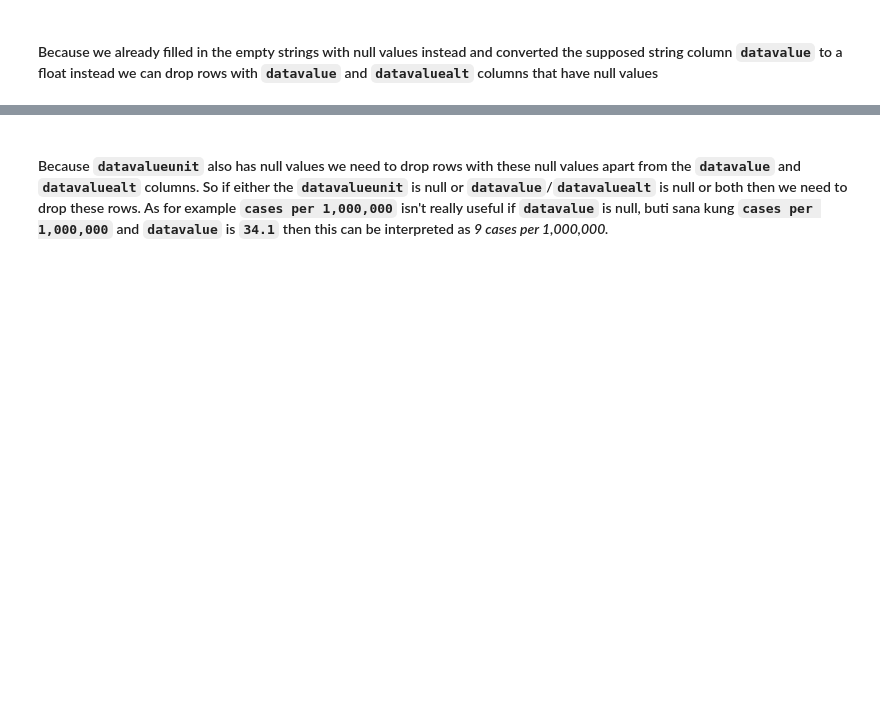
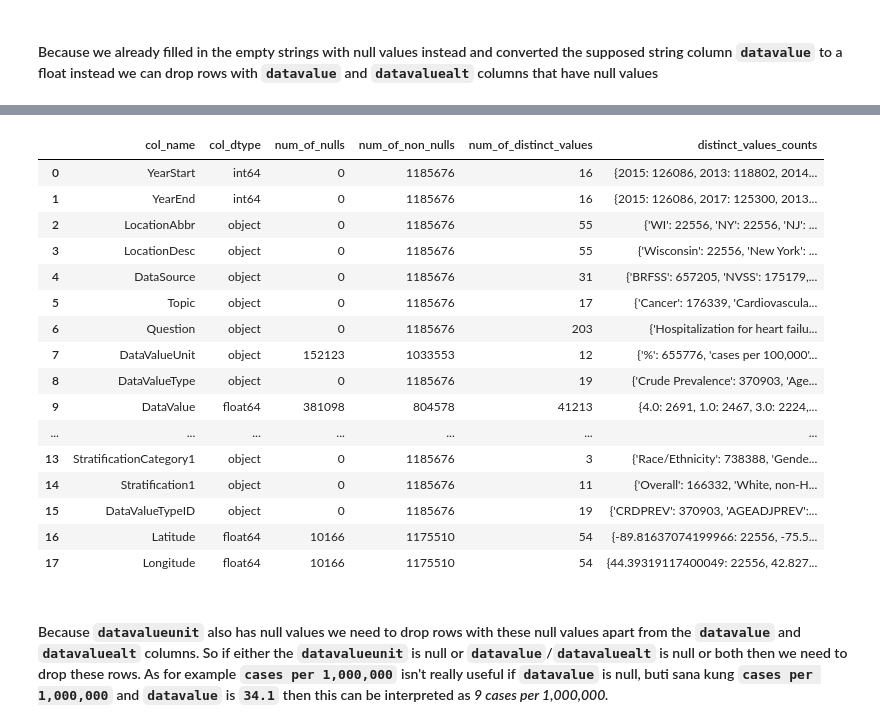
Before and after one commit to 08Aristodemus24/chronic-disease-analyses, a Jupyter notebook: chronic_disease_experimentation.ipynb, the cells around one changed output, grey strips where cells are left out. Cells and saved outputs as stored; diff of their text form; code cells hidden in the pictures; blank space fills up the shorter version.

```diff
--- a/chronic_disease_experimentation.ipynb
+++ b/chronic_disease_experimentation.ipynb
@@ -144,3 +337,23 @@ df[df["DataValueUnit"] == "cases per 1,000,000"].sample(n=5, )
+# %%
+column_summary(df)
+# %% [output]
+|  | col_name | col_dtype | num_of_nulls | num_of_non_nulls | num_of_distinct_values | distinct_values_counts |
+| 0 | YearStart | int64 | 0 | 1185676 | 16 | {2015: 126086, 2013: 118802, 2014... |
+| 1 | YearEnd | int64 | 0 | 1185676 | 16 | {2015: 126086, 2017: 125300, 2013... |
+| 2 | LocationAbbr | object | 0 | 1185676 | 55 | {'WI': 22556, 'NY': 22556, 'NJ': ... |
+| 3 | LocationDesc | object | 0 | 1185676 | 55 | {'Wisconsin': 22556, 'New York': ... |
+| 4 | DataSource | object | 0 | 1185676 | 31 | {'BRFSS': 657205, 'NVSS': 175179,... |
+| 5 | Topic | object | 0 | 1185676 | 17 | {'Cancer': 176339, 'Cardiovascula... |
+| 6 | Question | object | 0 | 1185676 | 203 | {'Hospitalization for heart failu... |
+| 7 | DataValueUnit | object | 152123 | 1033553 | 12 | {'%': 655776, 'cases per 100,000'... |
+| 8 | DataValueType | object | 0 | 1185676 | 19 | {'Crude Prevalence': 370903, 'Age... |
+| 9 | DataValue | float64 | 381098 | 804578 | 41213 | {4.0: 2691, 1.0: 2467, 3.0: 2224,... |
+| ... | ... | ... | ... | ... | ... | ... |
+| 13 | StratificationCategory1 | object | 0 | 1185676 | 3 | {'Race/Ethnicity': 738388, 'Gende... |
+| 14 | Stratification1 | object | 0 | 1185676 | 11 | {'Overall': 166332, 'White, non-H... |
+| 15 | DataValueTypeID | object | 0 | 1185676 | 19 | {'CRDPREV': 370903, 'AGEADJPREV':... |
+| 16 | Latitude | float64 | 10166 | 1175510 | 54 | {-89.81637074199966: 22556, -75.5... |
+| 17 | Longitude | float64 | 10166 | 1175510 | 54 | {44.39319117400049: 22556, 42.827... |
 # %% [markdown]
 #### Because `datavalueunit` also has null values we need to drop rows with these null values apart from the `datavalue` and `datavaluealt` columns. So if either the `datavalueunit` is null or `datavalue`/`datavaluealt` is null or both then we need to drop these rows. As for example `cases per 1,000,000` isn't really useful if `datavalue` is null, buti sana kung `cases per 1,000,000` and `datavalue` is `34.1` then this can be interpreted as *9 cases per 1,000,000.*
 # %%
```
Also changed, not shown: parts of 49 cells of this notebook, 7 other files.
